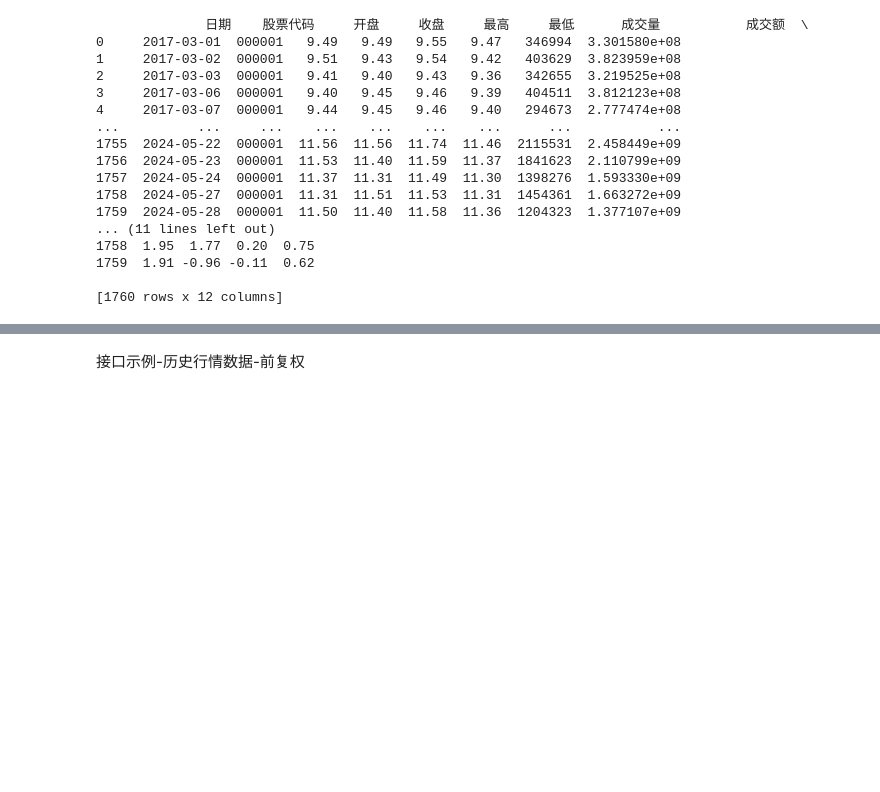
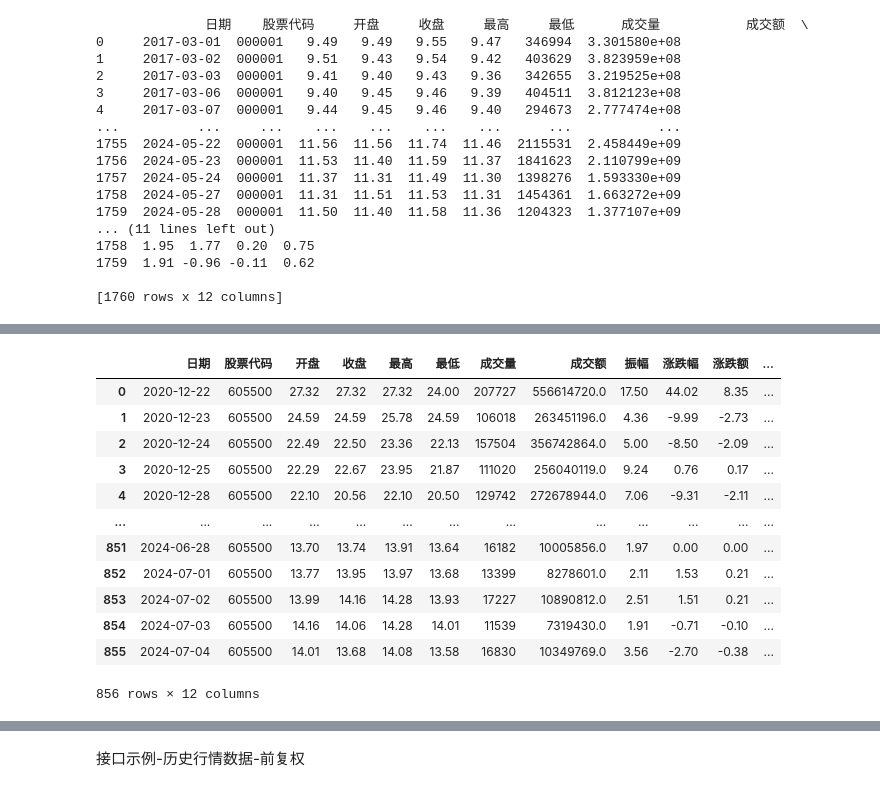
Before and after one commit to EveryFine/GeniusAI, a Jupyter notebook: GeniusChatbots/playground/datasource/AKShare获取股票信息.ipynb, the cells around one changed output, grey strips where cells are left out. Saved outputs shown, nothing was run; the diff lists cells and outputs as text; code cells hidden in the pictures; blank space fills up the shorter version.

```diff
--- a/GeniusChatbots/playground/datasource/AKShare获取股票信息.ipynb
+++ b/GeniusChatbots/playground/datasource/AKShare获取股票信息.ipynb
@@ -264,0 +282,17 @@ print(stock_zh_a_hist_df)
+# %%
+stock_zh_a_hist_df = ak.stock_zh_a_hist(symbol="603195", period="daily", start_date="20200206", end_date='20240704', adjust="hfq")
+stock_zh_a_hist_df
+# %% [output]
+|  | 日期 | 股票代码 | 开盘 | 收盘 | 最高 | 最低 | 成交量 | 成交额 | 振幅 | 涨跌幅 | 涨跌额 | ... |
+| 0 | 2020-12-22 | 605500 | 27.32 | 27.32 | 27.32 | 24.00 | 207727 | 556614720.0 | 17.50 | 44.02 | 8.35 | ... |
+| 1 | 2020-12-23 | 605500 | 24.59 | 24.59 | 25.78 | 24.59 | 106018 | 263451196.0 | 4.36 | -9.99 | -2.73 | ... |
+| 2 | 2020-12-24 | 605500 | 22.49 | 22.50 | 23.36 | 22.13 | 157504 | 356742864.0 | 5.00 | -8.50 | -2.09 | ... |
+| 3 | 2020-12-25 | 605500 | 22.29 | 22.67 | 23.95 | 21.87 | 111020 | 256040119.0 | 9.24 | 0.76 | 0.17 | ... |
+| 4 | 2020-12-28 | 605500 | 22.10 | 20.56 | 22.10 | 20.50 | 129742 | 272678944.0 | 7.06 | -9.31 | -2.11 | ... |
+| ... | ... | ... | ... | ... | ... | ... | ... | ... | ... | ... | ... | ... |
+| 851 | 2024-06-28 | 605500 | 13.70 | 13.74 | 13.91 | 13.64 | 16182 | 10005856.0 | 1.97 | 0.00 | 0.00 | ... |
+| 852 | 2024-07-01 | 605500 | 13.77 | 13.95 | 13.97 | 13.68 | 13399 | 8278601.0 | 2.11 | 1.53 | 0.21 | ... |
+| 853 | 2024-07-02 | 605500 | 13.99 | 14.16 | 14.28 | 13.93 | 17227 | 10890812.0 | 2.51 | 1.51 | 0.21 | ... |
+| 854 | 2024-07-03 | 605500 | 14.16 | 14.06 | 14.28 | 14.01 | 11539 | 7319430.0 | 1.91 | -0.71 | -0.10 | ... |
+| 855 | 2024-07-04 | 605500 | 14.01 | 13.68 | 14.08 | 13.58 | 16830 | 10349769.0 | 3.56 | -2.70 | -0.38 | ... |
+856 rows × 12 columns
```
Also changed, not shown: parts of 17 cells of this notebook, 4 other files.
